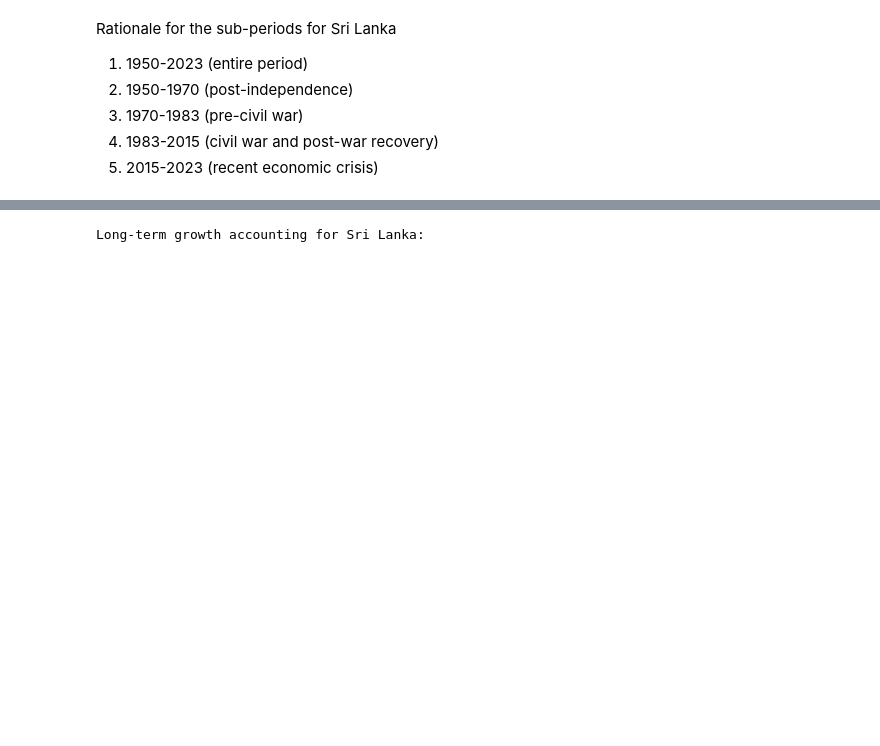
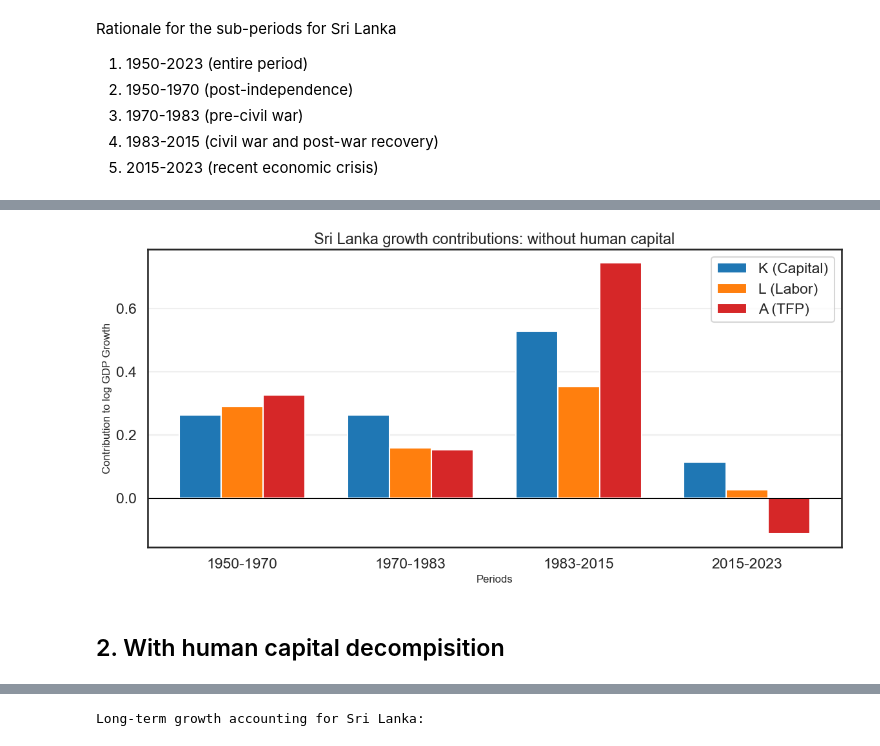
Before and after one commit to ikedasakii/EC2B1_group_project, a Jupyter notebook: find_GDP_trend.ipynb, the cells around one changed output, grey strips where cells are left out. Cells and saved outputs as stored; diff of their text form; code cells hidden in the pictures; blank space fills up the shorter version.

```diff
--- a/find_GDP_trend.ipynb
+++ b/find_GDP_trend.ipynb
@@ -607,0 +723,30 @@ Rationale for the sub-periods for Sri Lanka
+# %%
+# Calculate contributions
+K_contrib = [alpha * avg_growth_rates_no_hc.loc[p, 'K growth'] for p in periods]
+L_contrib = [(1 - alpha) * avg_growth_rates_no_hc.loc[p, 'L growth'] for p in periods]
+A_contrib = [avg_growth_rates_no_hc.loc[p, 'A growth'] for p in periods]
+
+# Create the plot
+plt.figure(figsize=(12, 6))
+x_pos = np.arange(len(periods))
+width = 0.25
+
+# Plot bars for each contribution (only 3 now: K, L, A)
+plt.bar(x_pos - width, K_contrib, width, label='K (Capital)', color='#1f77b4')
+plt.bar(x_pos, L_contrib, width, label='L (Labor)', color='#ff7f0e')
+plt.bar(x_pos + width, A_contrib, width, label='A (TFP)', color='#d62728')
+
+plt.xlabel('Periods', fontsize=12)
+plt.ylabel('Contribution to log GDP Growth', fontsize=12)
+plt.title('Sri Lanka growth contributions: without human capital', fontsize=17)
+plt.xticks(x_pos, periods)
+plt.legend(loc='upper right')
+plt.axhline(y=0, color='black', linestyle='-', linewidth=0.8)
+plt.grid(True, alpha=0.3, axis='y')
+
+plt.tight_layout()
+plt.show()
+# %% [output]
+[figure, added]
+# %% [markdown]
+## 2. With human capital decompisition
```
Also changed, not shown: parts of 11 cells of this notebook.
